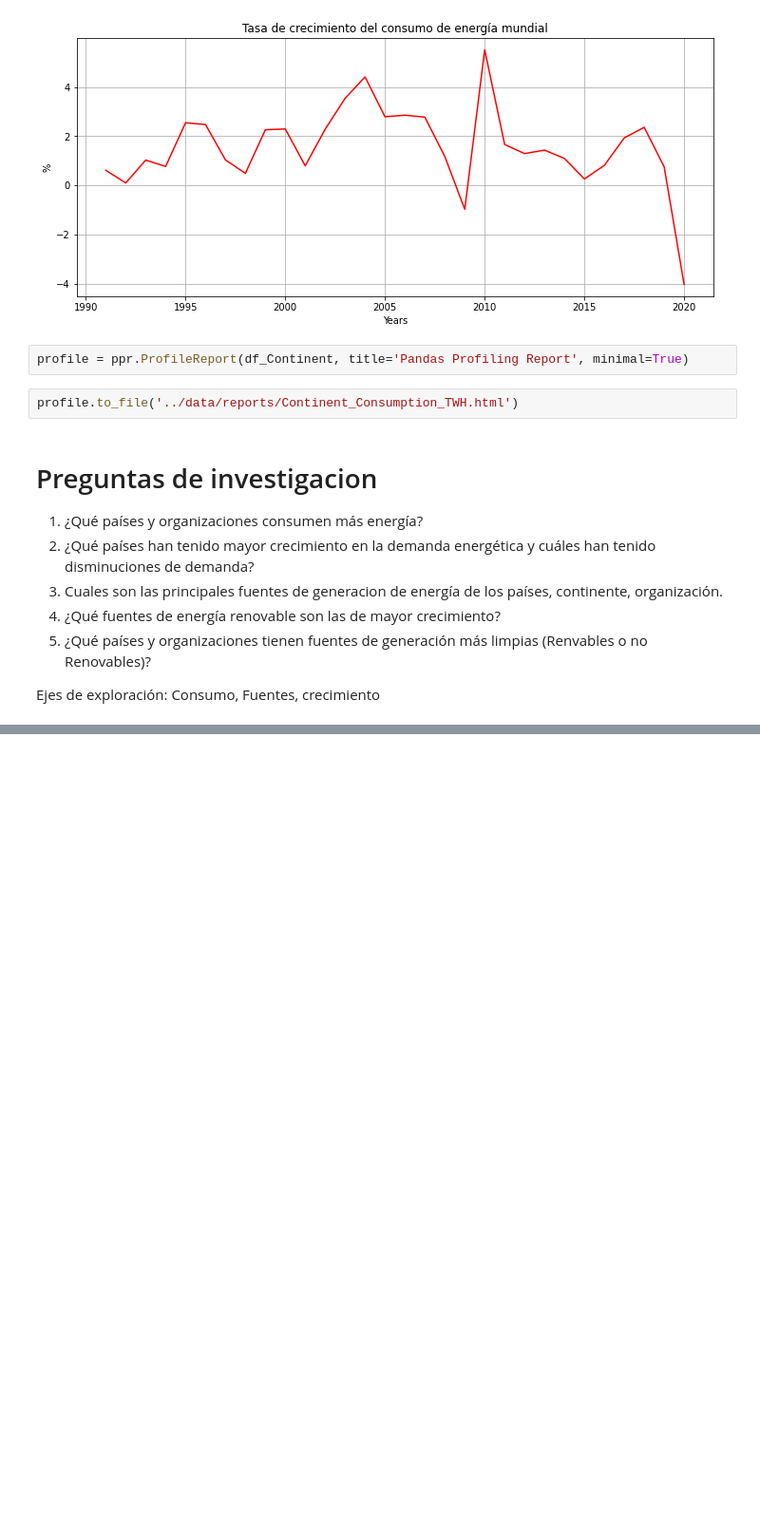
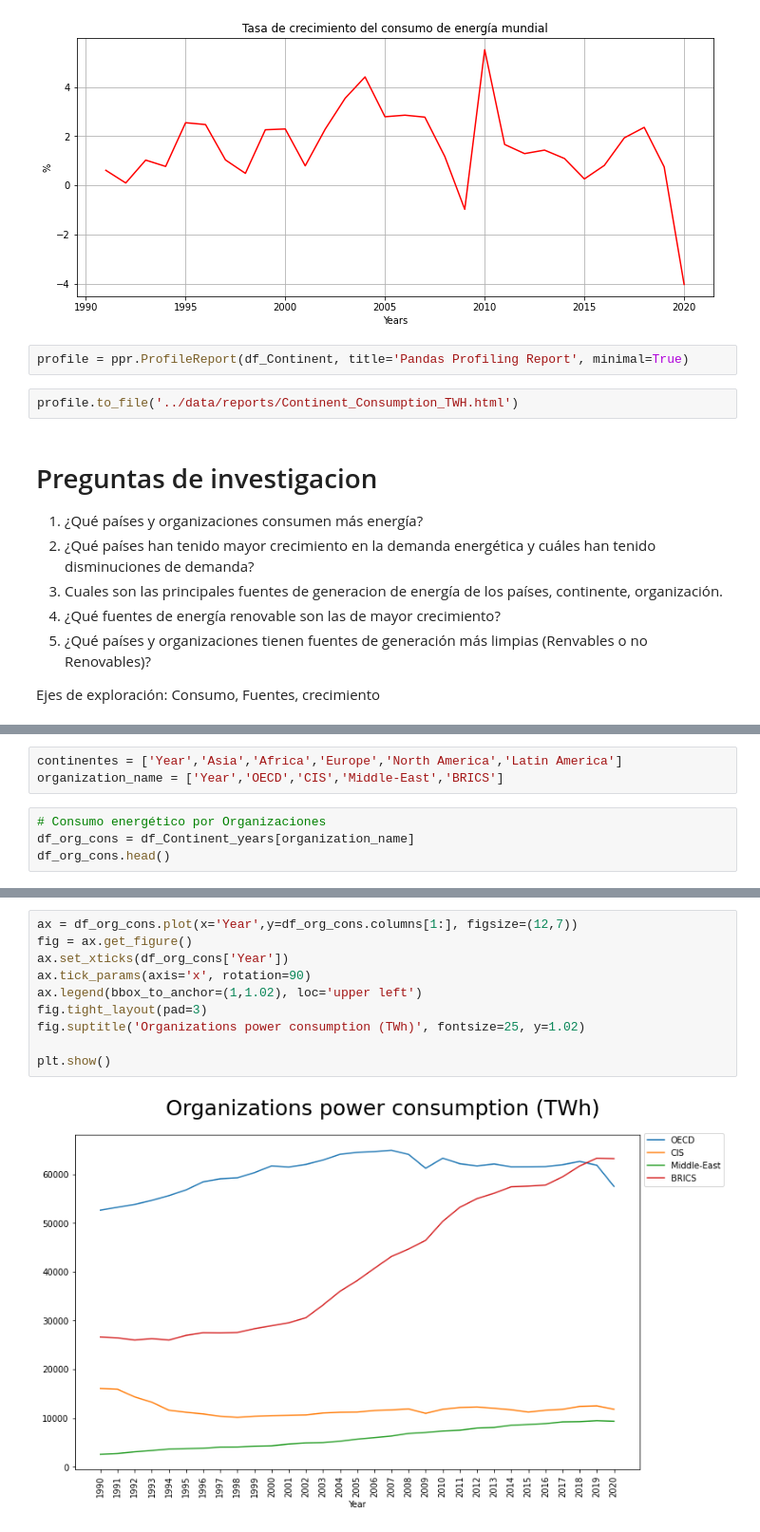
Before and after one commit to malvaradogcode/ProyectBootcamp, a Jupyter notebook: src/eda.ipynb, the cells around one changed output, grey strips where cells are left out. Shown: that part at 95% size. Drawn from its saved outputs; the diff is of its cells as text; blank space fills up the shorter version.

```diff
--- a/src/eda.ipynb
+++ b/src/eda.ipynb
@@ -76,0 +139,7 @@ Ejes de exploración: Consumo, Fuentes, crecimiento
+# %%
+continentes = ['Year','Asia','Africa','Europe','North America','Latin America']
+organization_name = ['Year','OECD','CIS','Middle-East','BRICS']
+# %%
+# Consumo energético por Organizaciones
+df_org_cons = df_Continent_years[organization_name]
+df_org_cons.head()
@@ -76,0 +153,12 @@ Ejes de exploración: Consumo, Fuentes, crecimiento
+# %%
+ax = df_org_cons.plot(x='Year',y=df_org_cons.columns[1:], figsize=(12,7))
+fig = ax.get_figure()
+ax.set_xticks(df_org_cons['Year'])
+ax.tick_params(axis='x', rotation=90)
+ax.legend(bbox_to_anchor=(1,1.02), loc='upper left')
+fig.tight_layout(pad=3)
+fig.suptitle('Organizations power consumption (TWh)', fontsize=25, y=1.02)
+
+plt.show()
+# %% [output]
+[figure, added]
```
Also changed, not shown: parts of 14 cells of this notebook, 2 other files.
